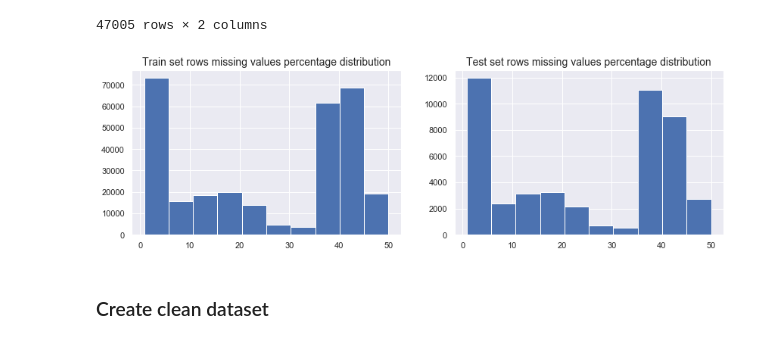
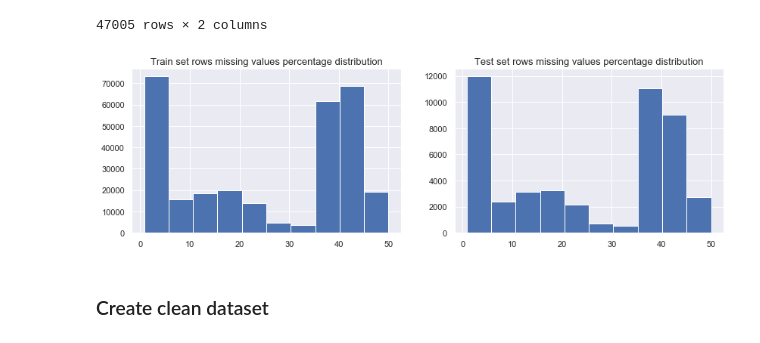
Before and after one commit to gepallas/ML_Home_Credit_Default_Risk, a Jupyter notebook: Credit_Risk_EDA.ipynb, the cells around one changed output. Cells and saved outputs as stored; diff of their text form; code cells hidden in the pictures.

```diff
--- a/Credit_Risk_EDA.ipynb
+++ b/Credit_Risk_EDA.ipynb
@@ -331,13 +339,13 @@ There are 47005 rows that have missing values.
 # %%
 plt.figure(figsize=(14,4))
 plt.subplot(1,2,1)
 train_missing_values_row['Missing_percentage'].hist()
-plt.title('Train set rows missing values percentage distribution', fontdict={'fontsize': 14})
+plt.title('Train set rows missing values percentage distribution', fontdict={'fontsize': 13})
 plt.subplot(1,2,2)
 test_missing_values_row['Missing_percentage'].hist()
-plt.title('Test set rows missing values percentage distribution', fontdict={'fontsize': 14});
+plt.title('Test set rows missing values percentage distribution', fontdict={'fontsize': 13});
 # %% [output]
-[figure, old version]
+[figure, new version]
 # %% [markdown]
 ### Create clean dataset
 # %%
```
Also changed, not shown: parts of 121 cells of this notebook.
